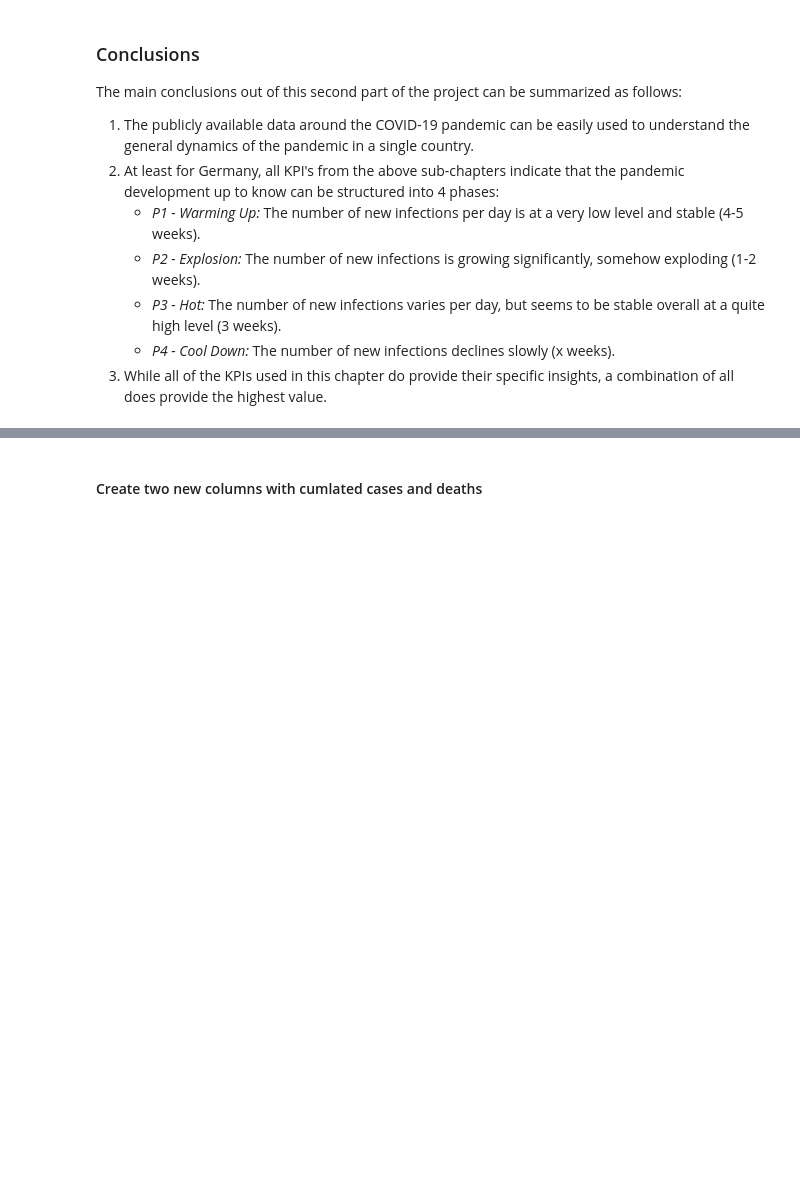
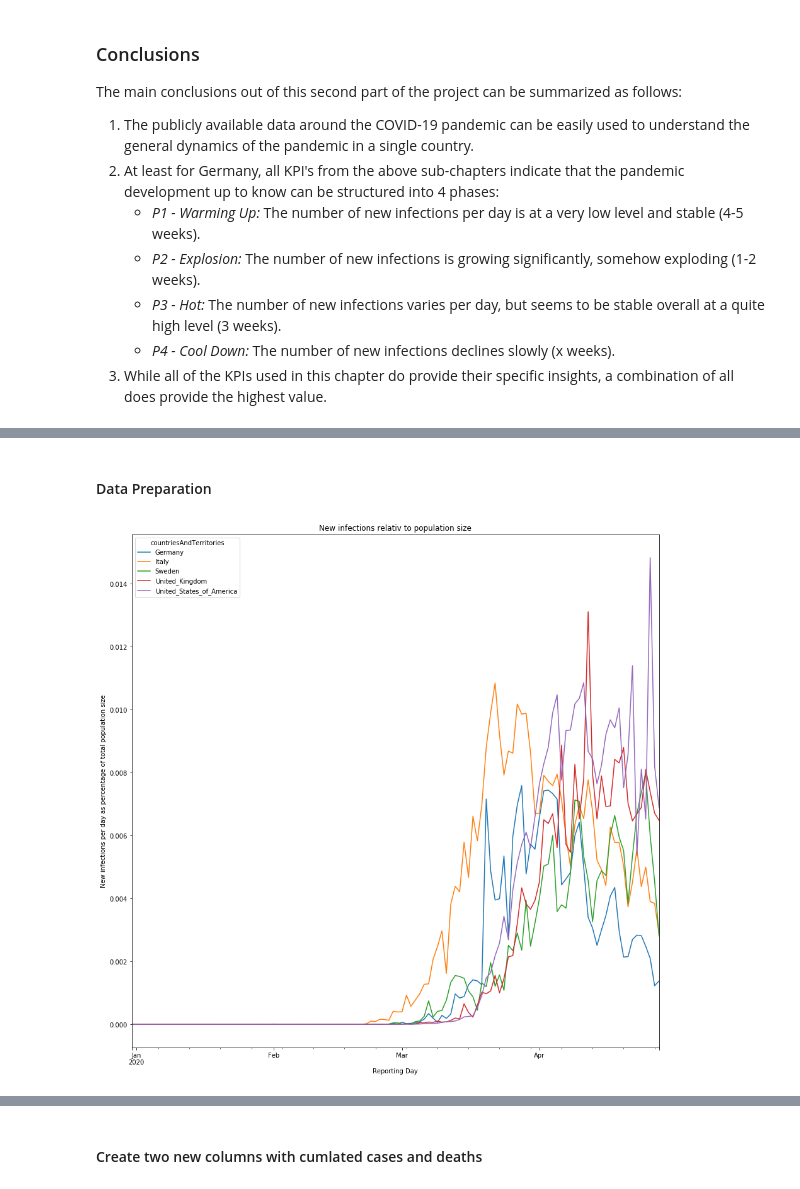
Before and after one commit to praemisit/COVID19_DataExploration, a Jupyter notebook: COVID19_DataExploration.ipynb, the cells around one changed output, grey strips where cells are left out. Cells and saved outputs as stored; diff of their text form; code cells hidden in the pictures; blank space fills up the shorter version.

```diff
--- a/COVID19_DataExploration.ipynb
+++ b/COVID19_DataExploration.ipynb
@@ -338,0 +369,23 @@ The main conclusions out of this second part of the project can be summarized as
+# %% [markdown]
+#### Data Preparation
+# %%
+# Step 1: Create a subset of the overall data frame that only contains data from the countries to be analysed
+country_scope = ["Germany", "Italy", "United_States_of_America", "Sweden", "United_Kingdom"]
+df_countries = df_cases[df_cases["countriesAndTerritories"].isin(country_scope)].reset_index()
+
+# Step 2 Create columns rel_cases and rel_deaths
+df_countries["rel_cases"] = df_countries["cases"] / df_countries["popData2018"] * 100
+df_countries["rel_deaths"] = df_countries["deaths"] / df_countries["popData2018"] * 100
+
+# Step 3: Pivot the dataset for easier plotting
+df_countries_piv_cases = pd.pivot_table(df_countries,index='dateRep',columns='countriesAndTerritories',values="rel_cases").reset_index()
+df_countries_piv_deaths = pd.pivot_table(df_countries,index='dateRep',columns='countriesAndTerritories',values="rel_deaths").reset_index()
+# %%
+# Step 4: Plot the relativ number of infections from the five countries
+plt.rcParams["figure.figsize"] = (15, 15)
+df_countries_piv_cases.set_index("dateRep").plot.line(title="New infections relativ to population size")
+plt.xlabel('Reporting Day')
+plt.ylabel('New infections per day as percentage of total population size')
+plt.show()
+# %% [output]
+[figure, added]
```
Also changed, not shown: parts of 8 cells of this notebook, 3 other files.
